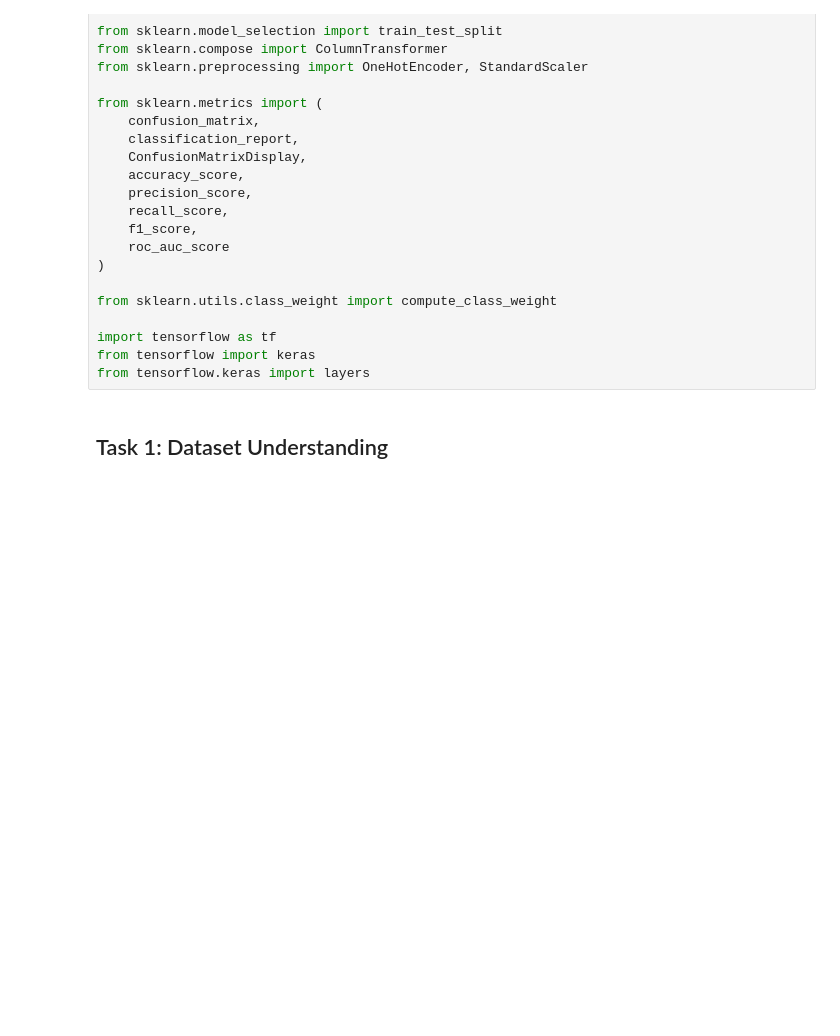
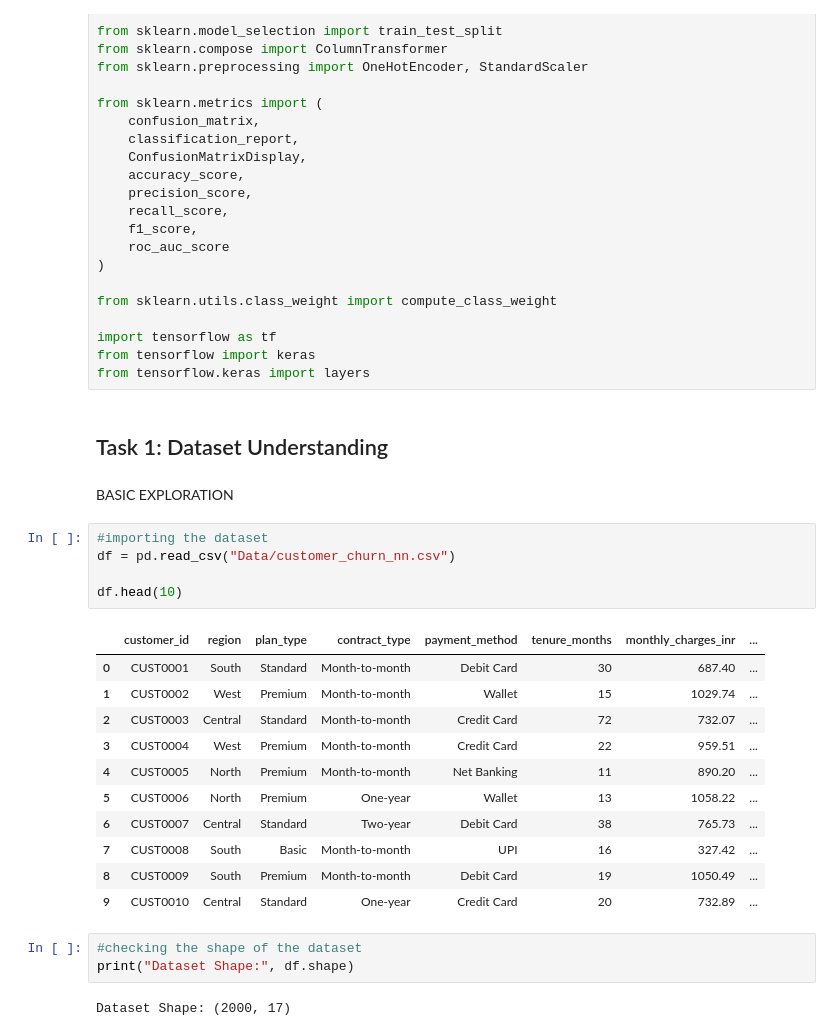
Before and after one commit to ShreyasRP94/assignment-05-Part1-bitsom_ba_2511032, a Jupyter notebook: notebook.ipynb, the cells around one changed output. Saved outputs shown, nothing was run; the diff lists cells and outputs as text; blank space fills up the shorter version.

```diff
--- a/notebook.ipynb
+++ b/notebook.ipynb
@@ -41,3 +41,27 @@ from tensorflow import keras
 from tensorflow.keras import layers
 # %% [markdown]
 ## Task 1: Dataset Understanding
+# %% [markdown]
+BASIC EXPLORATION
+# %%
+#importing the dataset
+df = pd.read_csv("Data/customer_churn_nn.csv")
+
+df.head(10)
+# %% [output]
+|  | customer_id | region | plan_type | contract_type | payment_method | tenure_months | monthly_charges_inr | ... |
+| 0 | CUST0001 | South | Standard | Month-to-month | Debit Card | 30 | 687.40 | ... |
+| 1 | CUST0002 | West | Premium | Month-to-month | Wallet | 15 | 1029.74 | ... |
+| 2 | CUST0003 | Central | Standard | Month-to-month | Credit Card | 72 | 732.07 | ... |
+| 3 | CUST0004 | West | Premium | Month-to-month | Credit Card | 22 | 959.51 | ... |
+| 4 | CUST0005 | North | Premium | Month-to-month | Net Banking | 11 | 890.20 | ... |
+| 5 | CUST0006 | North | Premium | One-year | Wallet | 13 | 1058.22 | ... |
+| 6 | CUST0007 | Central | Standard | Two-year | Debit Card | 38 | 765.73 | ... |
+| 7 | CUST0008 | South | Basic | Month-to-month | UPI | 16 | 327.42 | ... |
+| 8 | CUST0009 | South | Premium | Month-to-month | Debit Card | 19 | 1050.49 | ... |
+| 9 | CUST0010 | Central | Standard | One-year | Credit Card | 20 | 732.89 | ... |
+# %%
+#checking the shape of the dataset
+print("Dataset Shape:", df.shape)
+# %% [output]
+Dataset Shape: (2000, 17)
```
Also changed, not shown: parts of 8 cells of this notebook.
